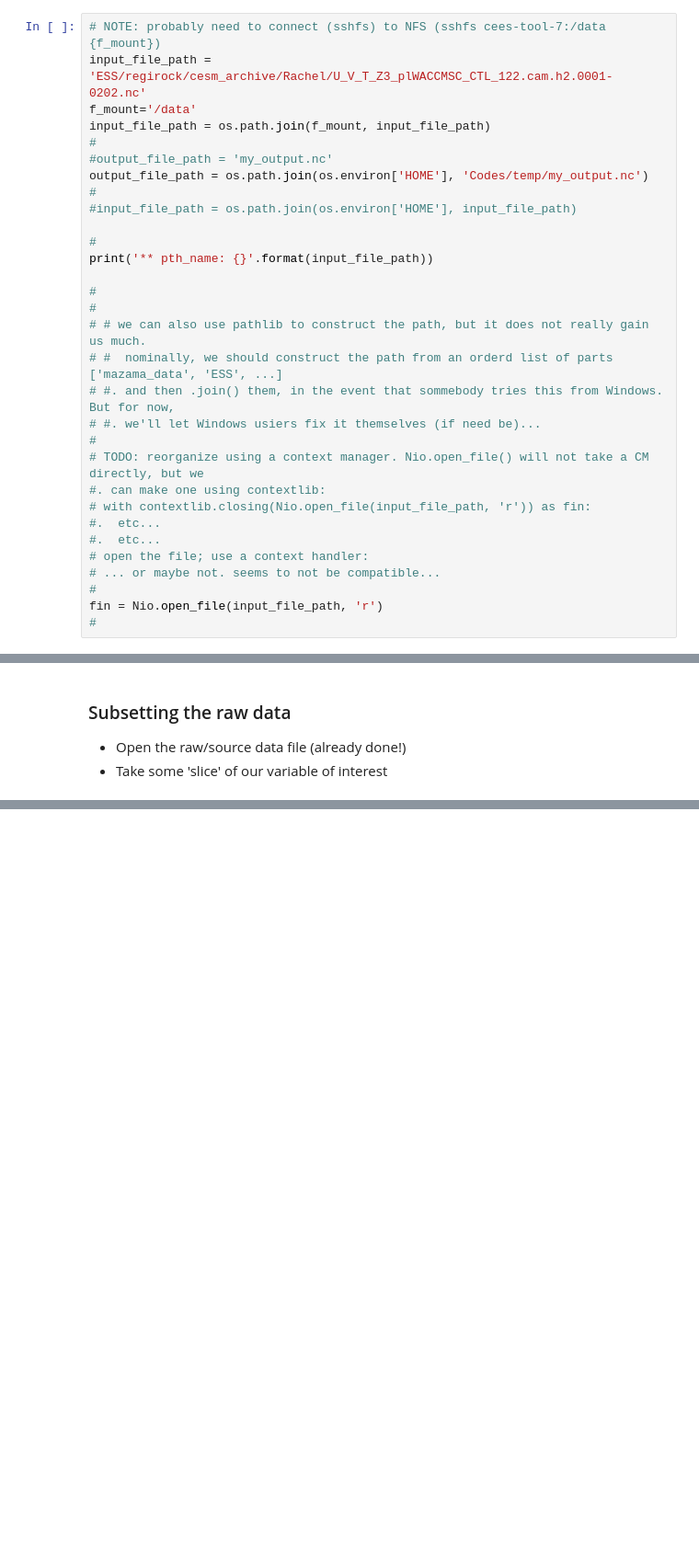
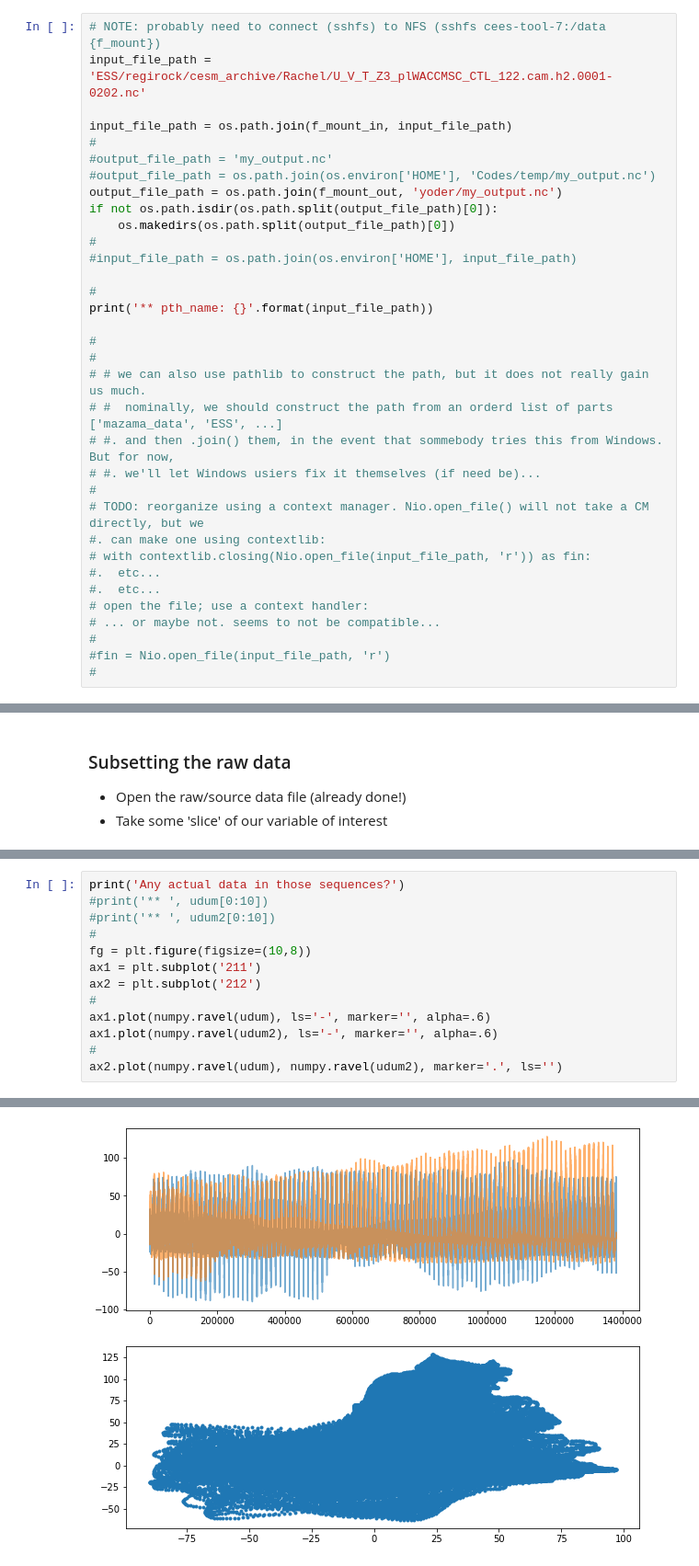
Before and after one commit to jeffersonscientific/workspace, a Jupyter notebook: u10_QBO_yoder.ipynb, the cells around one changed output, grey strips where cells are left out. Shown at 92% size. Cells and saved outputs as stored; diff of their text form; blank space fills up the shorter version.

```diff
--- a/u10_QBO_yoder.ipynb
+++ b/u10_QBO_yoder.ipynb
@@ -76,11 +89,14 @@ if do_mount:
 # %%
 # NOTE: probably need to connect (sshfs) to NFS (sshfs cees-tool-7:/data {f_mount})
 input_file_path = 'ESS/regirock/cesm_archive/Rachel/U_V_T_Z3_plWACCMSC_CTL_122.cam.h2.0001-0202.nc'
-f_mount='/data'
-input_file_path = os.path.join(f_mount, input_file_path)
+
+input_file_path = os.path.join(f_mount_in, input_file_path)
 #
 #output_file_path = 'my_output.nc'
-output_file_path = os.path.join(os.environ['HOME'], 'Codes/temp/my_output.nc')
+#output_file_path = os.path.join(os.environ['HOME'], 'Codes/temp/my_output.nc')
+output_file_path = os.path.join(f_mount_out, 'yoder/my_output.nc')
+if not os.path.isdir(os.path.split(output_file_path)[0]):
+    os.makedirs(os.path.split(output_file_path)[0])
 #
 #input_file_path = os.path.join(os.environ['HOME'], input_file_path)
 
@@ -102,7 +118,7 @@ print('** pth_name: {}'.format(input_file_path))
 # open the file; use a context handler:
 # ... or maybe not. seems to not be compatible...
 #
-fin = Nio.open_file(input_file_path, 'r')
+#fin = Nio.open_file(input_file_path, 'r')
 #
 # %% [output]
 ** pth_name: /data/ESS/regirock/cesm_archive/Rachel/U_V_T_Z3_plWACCMSC_CTL_122.cam.h2.0001-0202.nc
@@ -170,0 +189,14 @@ udum2:
+# %%
+print('Any actual data in those sequences?')
+#print('** ', udum[0:10])
+#print('** ', udum2[0:10])
+#
+fg = plt.figure(figsize=(10,8))
+ax1 = plt.subplot('211')
+ax2 = plt.subplot('212')
+#
+ax1.plot(numpy.ravel(udum), ls='-', marker='', alpha=.6)
+ax1.plot(numpy.ravel(udum2), ls='-', marker='', alpha=.6)
+#
+ax2.plot(numpy.ravel(udum), numpy.ravel(udum2), marker='.', ls='')
+# %% [output]
@@ -171,3 +205,4 @@ udum2:
+[figure, added]
 # %% [markdown]
 ### Export a subset of the data or a derived data set:
 - Create a file for export
```
Also changed, not shown: parts of 15 cells of this notebook, 1 other file.
